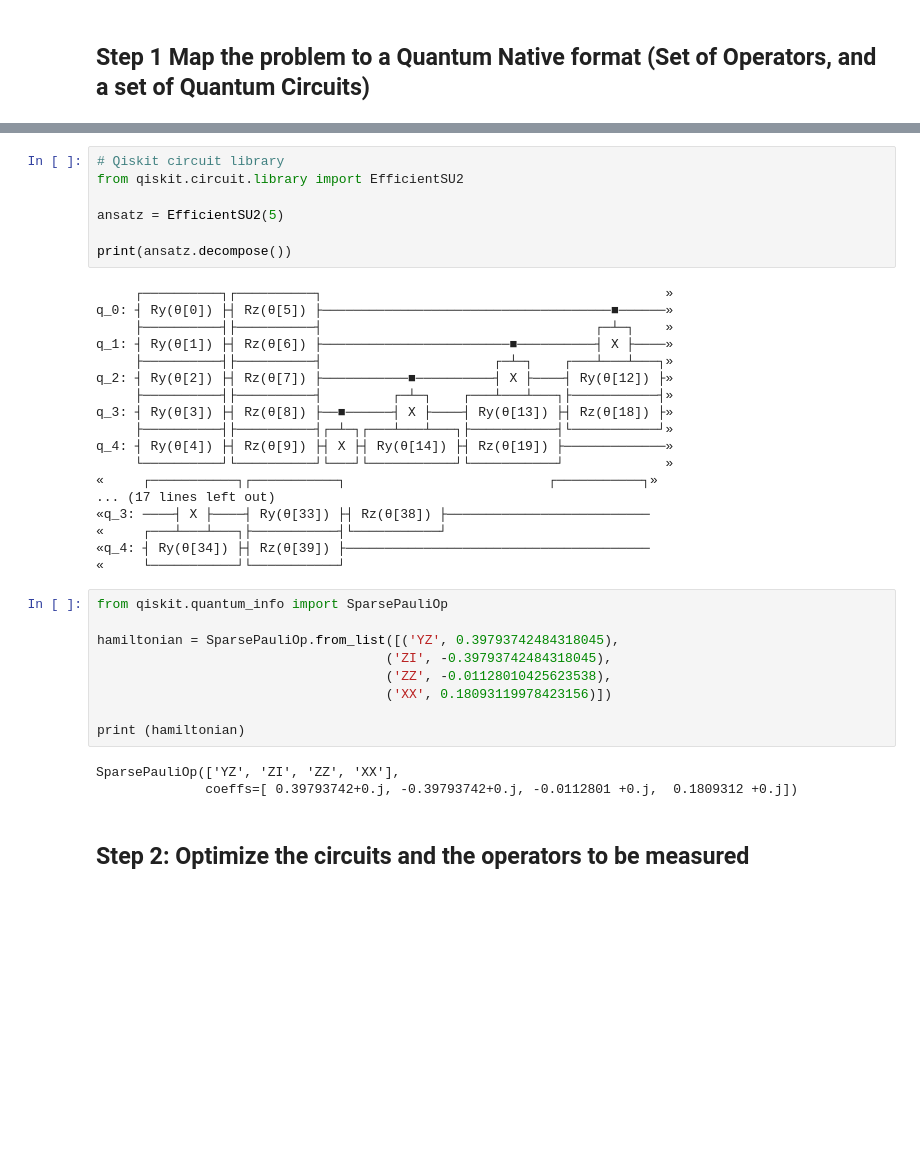
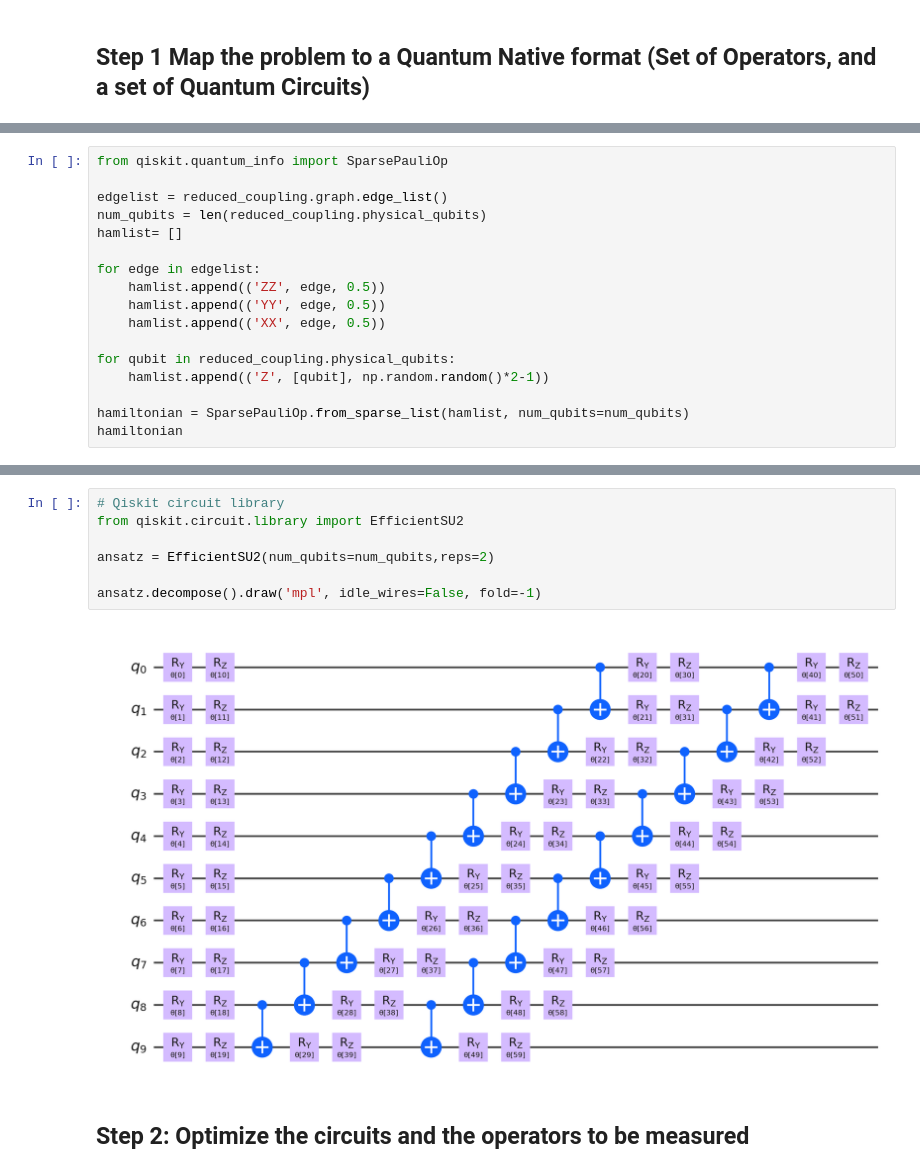
Before and after one commit to nonhermitian/jays-notebooks, a Jupyter notebook: applications/VQE_correctly.ipynb, the cells around one changed output, grey strips where cells are left out. Cells and saved outputs as stored; diff of their text form; blank space fills up the shorter version.

```diff
--- a/applications/VQE_correctly.ipynb
+++ b/applications/VQE_correctly.ipynb
@@ -26,0 +45,17 @@ else:
+# %%
+from qiskit.quantum_info import SparsePauliOp
+
+edgelist = reduced_coupling.graph.edge_list()
+num_qubits = len(reduced_coupling.physical_qubits)
+hamlist= []
+
+for edge in edgelist:
+    hamlist.append(('ZZ', edge, 0.5))
+    hamlist.append(('YY', edge, 0.5))
+    hamlist.append(('XX', edge, 0.5))
+
+for qubit in reduced_coupling.physical_qubits:
+    hamlist.append(('Z', [qubit], np.random.random()*2-1))
+
+hamiltonian = SparsePauliOp.from_sparse_list(hamlist, num_qubits=num_qubits)
+hamiltonian
@@ -27,40 +74,12 @@ else:
 # %%
 # Qiskit circuit library
 from qiskit.circuit.library import EfficientSU2
 
-ansatz = EfficientSU2(5)
+ansatz = EfficientSU2(num_qubits=num_qubits,reps=2)
 
-print(ansatz.decompose())
+ansatz.decompose().draw('mpl', idle_wires=False, fold=-1)
 # %% [output]
-     ┌──────────┐┌──────────┐                                            »
-q_0: ┤ Ry(θ[0]) ├┤ Rz(θ[5]) ├─────────────────────────────────────■──────»
-     ├──────────┤├──────────┤                                   ┌─┴─┐    »
-q_1: ┤ Ry(θ[1]) ├┤ Rz(θ[6]) ├────────────────────────■──────────┤ X ├────»
-     ├──────────┤├──────────┤                      ┌─┴─┐    ┌───┴───┴───┐»
-q_2: ┤ Ry(θ[2]) ├┤ Rz(θ[7]) ├───────────■──────────┤ X ├────┤ Ry(θ[12]) ├»
-     ├──────────┤├──────────┤         ┌─┴─┐    ┌───┴───┴───┐├───────────┤»
-q_3: ┤ Ry(θ[3]) ├┤ Rz(θ[8]) ├──■──────┤ X ├────┤ Ry(θ[13]) ├┤ Rz(θ[18]) ├»
-     ├──────────┤├──────────┤┌─┴─┐┌───┴───┴───┐├───────────┤└───────────┘»
-q_4: ┤ Ry(θ[4]) ├┤ Rz(θ[9]) ├┤ X ├┤ Ry(θ[14]) ├┤ Rz(θ[19]) ├─────────────»
-     └──────────┘└──────────┘└───┘└───────────┘└───────────┘             »
-«     ┌───────────┐┌───────────┐                          ┌───────────┐»
-... (17 lines left out)
-«q_3: ────┤ X ├────┤ Ry(θ[33]) ├┤ Rz(θ[38]) ├──────────────────────────
-«     ┌───┴───┴───┐├───────────┤└───────────┘
-«q_4: ┤ Ry(θ[34]) ├┤ Rz(θ[39]) ├───────────────────────────────────────
-«     └───────────┘└───────────┘
+[figure, added]
-# %%
-from qiskit.quantum_info import SparsePauliOp
-
-hamiltonian = SparsePauliOp.from_list([('YZ', 0.39793742484318045),
-                                     ('ZI', -0.39793742484318045),
-                                     ('ZZ', -0.01128010425623538),
-                                     ('XX', 0.18093119978423156)])
-
-print (hamiltonian)
-# %% [output]
-SparsePauliOp(['YZ', 'ZI', 'ZZ', 'XX'],
-              coeffs=[ 0.39793742+0.j, -0.39793742+0.j, -0.0112801 +0.j,  0.1809312 +0.j])
 # %% [markdown]
 ## **Step 2**: Optimize the circuits and the operators to be measured
 # %%
```
Also changed, not shown: parts of 15 cells of this notebook.
